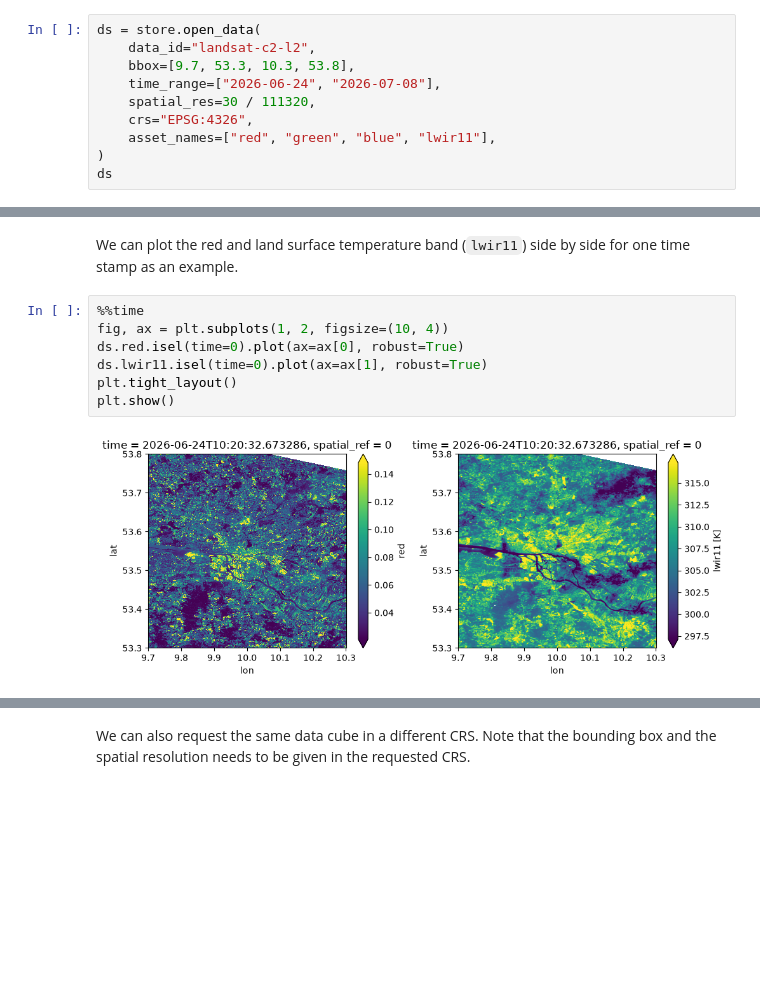
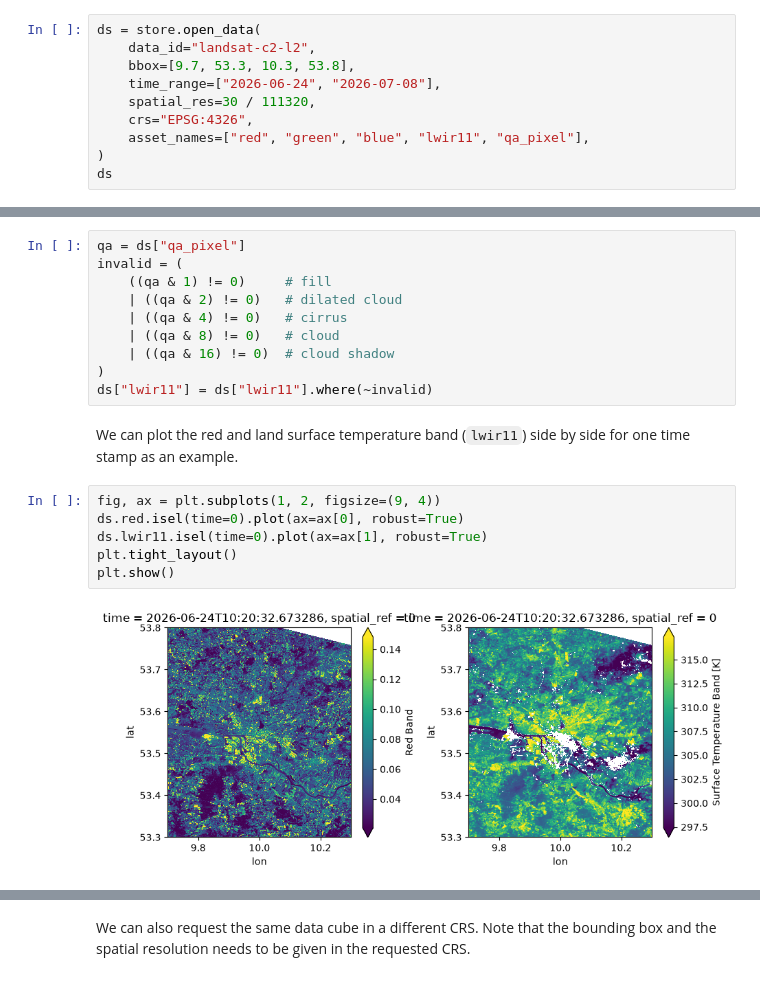
Before and after one commit to xcube-dev/xcube-stac, a Jupyter notebook: examples/notebooks/landsat_planetary_computer.ipynb, the cells around one changed output, grey strips where cells are left out. Cells and saved outputs as stored; diff of their text form; blank space fills up the shorter version.

```diff
--- a/examples/notebooks/landsat_planetary_computer.ipynb
+++ b/examples/notebooks/landsat_planetary_computer.ipynb
@@ -51,7 +51,7 @@ ds = store.open_data(
     time_range=["2026-06-24", "2026-07-08"],
     spatial_res=30 / 111320,
     crs="EPSG:4326",
-    asset_names=["red", "green", "blue", "lwir11"],
+    asset_names=["red", "green", "blue", "lwir11", "qa_pixel"],
 )
 ds
 # %% [output]
@@ -134,11 +164,20 @@ open_params :
+# %%
+qa = ds["qa_pixel"]
+invalid = (
+    ((qa & 1) != 0)     # fill
+    | ((qa & 2) != 0)   # dilated cloud
+    | ((qa & 4) != 0)   # cirrus
+    | ((qa & 8) != 0)   # cloud
+    | ((qa & 16) != 0)  # cloud shadow
+)
+ds["lwir11"] = ds["lwir11"].where(~invalid)
 # %% [markdown]
 We can plot the red and land surface temperature band (`lwir11`) side by side for one time stamp as an example.
 # %%
-%%time
-fig, ax = plt.subplots(1, 2, figsize=(10, 4))
+fig, ax = plt.subplots(1, 2, figsize=(9, 4))
 ds.red.isel(time=0).plot(ax=ax[0], robust=True)
 ds.lwir11.isel(time=0).plot(ax=ax[1], robust=True)
 plt.tight_layout()
 plt.show()
 # %% [output]
-[figure, old version]
+[figure, new version]
```
Also changed, not shown: parts of 7 cells of this notebook, 8 other files.
